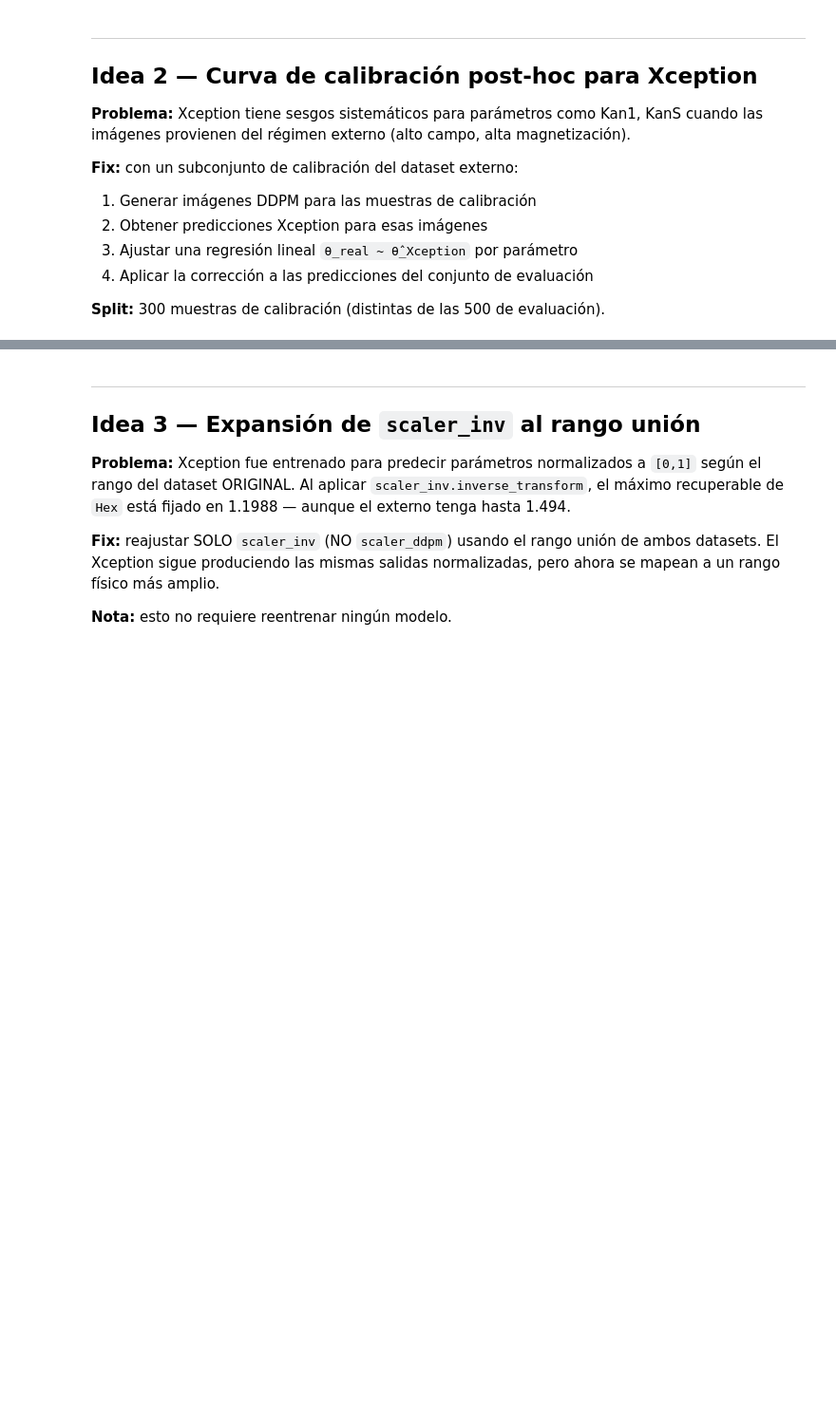
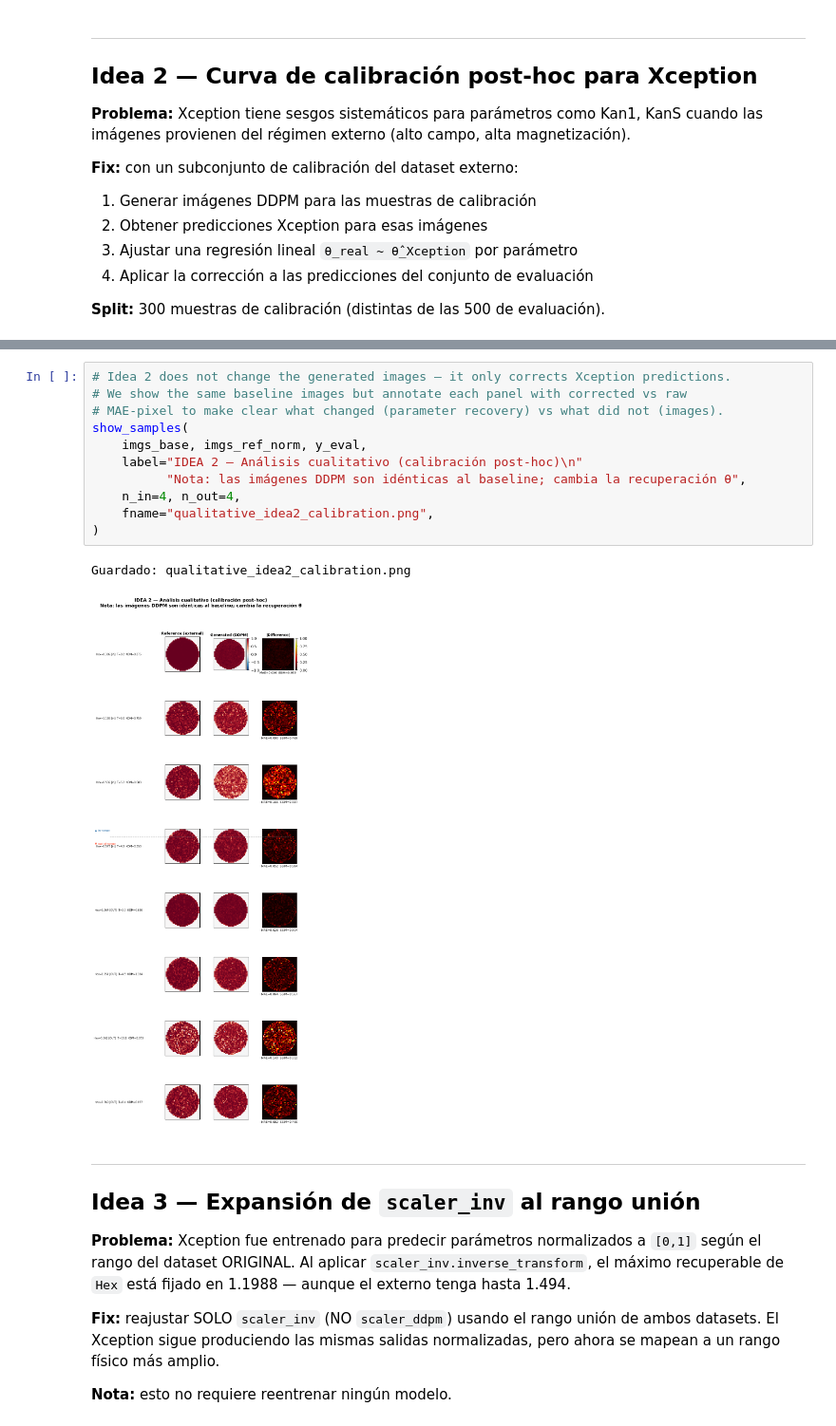
Before and after one commit to canamejoy/Betting-Agents-Benchmark, a Jupyter notebook: fixes-cyle-external-dataset.ipynb, the cells around one changed output, grey strips where cells are left out. Shown at 95% size. Saved outputs shown, nothing was run; the diff lists cells and outputs as text; blank space fills up the shorter version.

```diff
--- a/fixes-cyle-external-dataset.ipynb
+++ b/fixes-cyle-external-dataset.ipynb
@@ -568,3 +687,17 @@ Ajustando correcciones lineales:
+# %%
+# Idea 2 does not change the generated images — it only corrects Xception predictions.
+# We show the same baseline images but annotate each panel with corrected vs raw
+# MAE-pixel to make clear what changed (parameter recovery) vs what did not (images).
+show_samples(
+    imgs_base, imgs_ref_norm, y_eval,
+    label="IDEA 2 — Análisis cualitativo (calibración post-hoc)\n"
+          "Nota: las imágenes DDPM son idénticas al baseline; cambia la recuperación θ",
+    n_in=4, n_out=4,
+    fname="qualitative_idea2_calibration.png",
+)
+# %% [output]
+Guardado: qualitative_idea2_calibration.png
+[figure, added]
 # %% [markdown]
 ---
 ## Idea 3 — Expansión de `scaler_inv` al rango unión
```
Also changed, not shown: parts of 16 cells of this notebook.
